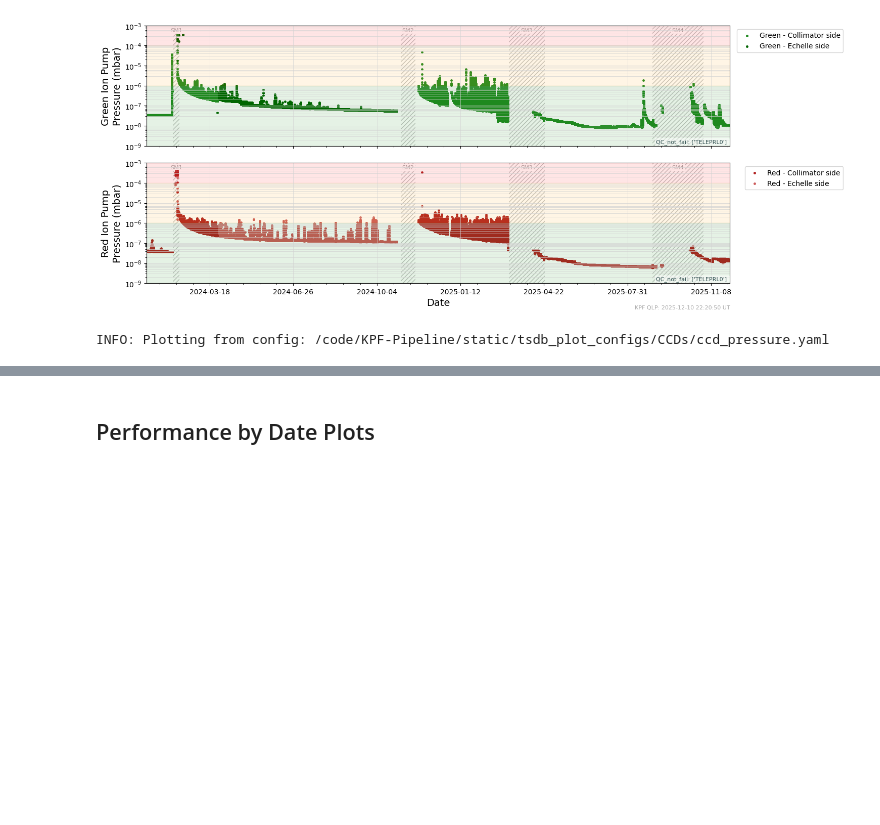
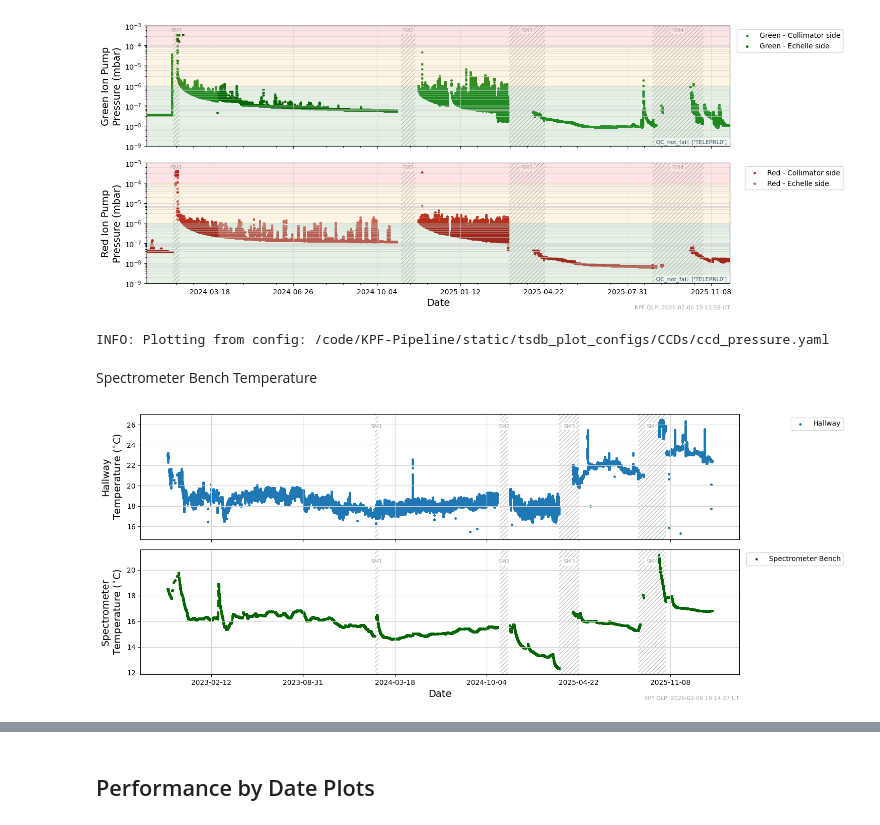
Before and after one commit to Keck-DataReductionPipelines/KPF-Pipeline, a Jupyter notebook: docs/source/tutorials/Plots_for_Operational_Review.ipynb, the cells around one changed output, grey strips where cells are left out. Drawn from its saved outputs; the diff is of its cells as text; code cells hidden in the pictures; blank space fills up the shorter version.

```diff
--- a/docs/source/tutorials/Plots_for_Operational_Review.ipynb
+++ b/docs/source/tutorials/Plots_for_Operational_Review.ipynb
@@ -47,3 +49,35 @@ myTS.plot_time_series_multipanel('ccd_pressure', start_date=start_date, end_date
 INFO: Plotting from config: /code/KPF-Pipeline/static/tsdb_plot_configs/CCDs/ccd_pressure.yaml
 [figure]
 INFO: Plotting from config: /code/KPF-Pipeline/static/tsdb_plot_configs/CCDs/ccd_pressure.yaml
+# %% [markdown]
+Spectrometer Bench Temperature
+# %%
+start_date = datetime(2022, 11,  9)
+end_date   = datetime(2026, 2, 6)
+
+dict1 = {'col': 'kpfmet.TEMP',              'plot_type': 'scatter', 'unit': 'K', 'plot_attr': {'label':  'Hallway',              'marker': '.', 'linewidth': 0.5}}
+dict2 = {'col': 'kpfmet.BENCH_TOP_COLL',    'plot_type': 'scatter', 'unit': 'K', 'plot_attr': {'label': r'Spectrometer Bench',   'marker': '.', 'linewidth': 0.5, 'color': 'darkgreen'}}
+thispanelvars = [dict1]
+thispaneldict = {'ylabel': 'Hallway\nTemperature ($^{\circ}$C)',
+                 'legend_frac_size': 0.18}
+halltemppanel = {'panelvars': thispanelvars,
+                 'paneldict': thispaneldict}
+thispanelvars = [dict2]
+thispaneldict = {'ylabel': 'Spectrometer\nTemperature ($^{\circ}$C)',
+                 'legend_frac_size': 0.18}
+spectrometertemppanel = {'panelvars': thispanelvars,
+                 'paneldict': thispaneldict}
+
+panel_arr = [halltemppanel, spectrometertemppanel]
+
+plotdict = {
+             "description": "Etalon RVs (autocal)",
+             "plot_type": "time_series_multipanel",
+             "panel_arr": panel_arr
+            }
+
+fig_path = f'{plot_dir}/ccd_temperature_time_series.png'
+myTS.plot_time_series_multipanel(plotdict, start_date=start_date, end_date=end_date, show_plot=True, clean=True)
+myTS.plot_time_series_multipanel(plotdict, start_date=start_date, end_date=end_date, fig_path=fig_path, clean=True)
+# %% [output]
+[figure, added]
```
Also changed, not shown: parts of 12 cells of this notebook.
